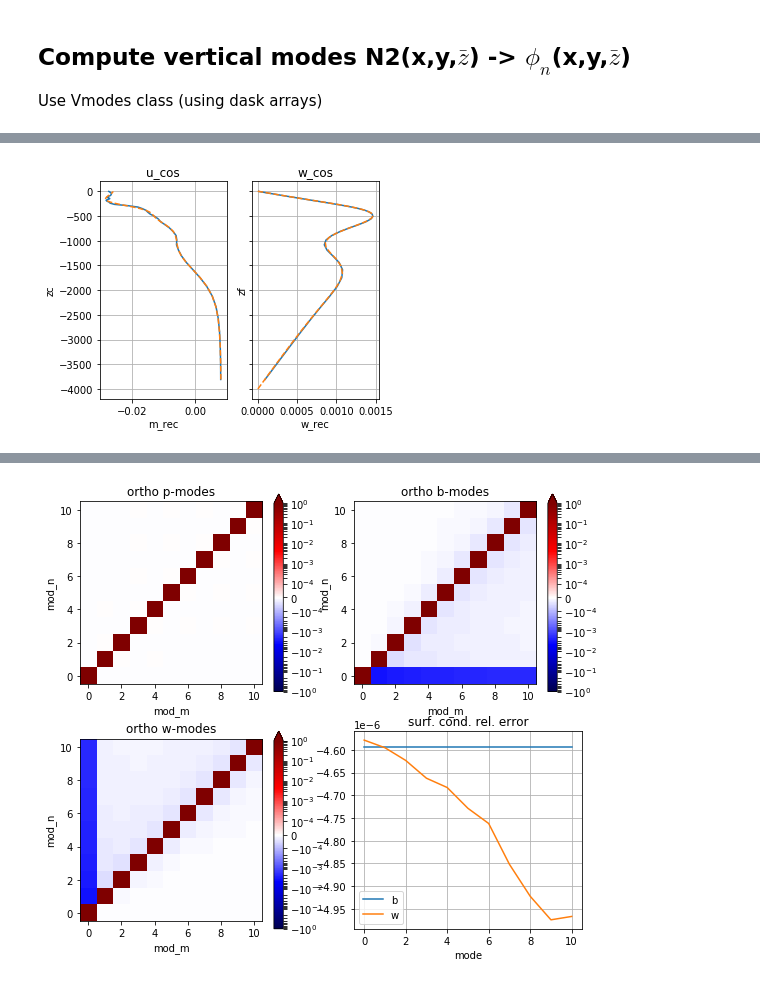
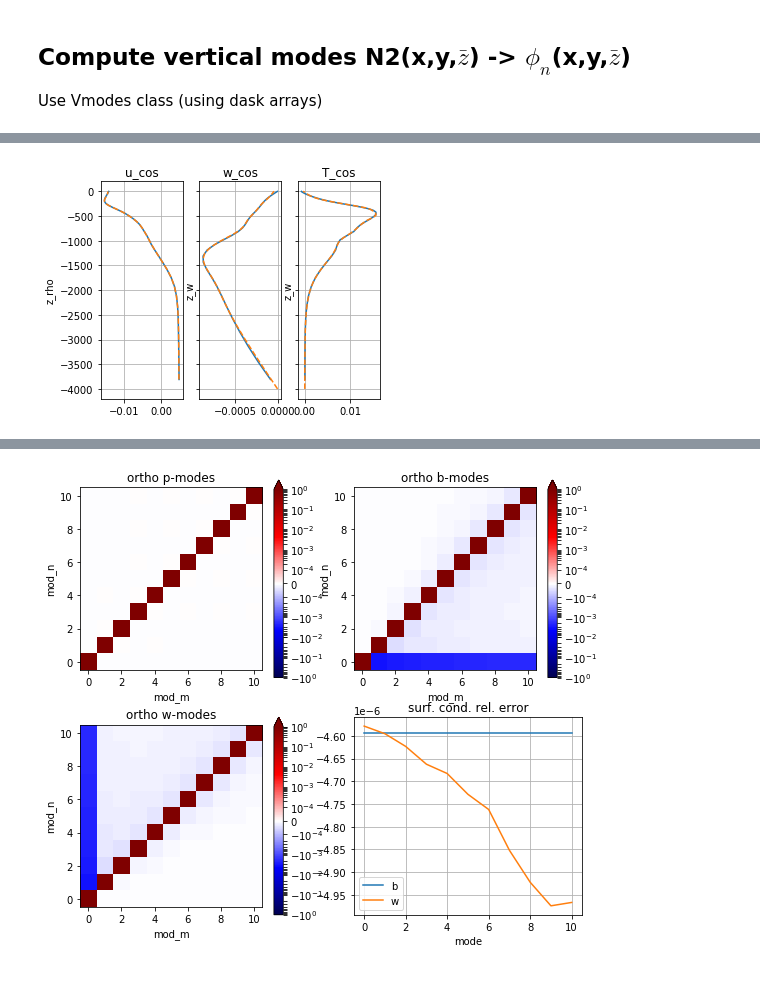
Before and after one commit to slgentil/croco, a Jupyter notebook: tutorials/proj_modes.ipynb, the cells around one changed output, grey strips where cells are left out. Saved outputs shown, nothing was run; the diff lists cells and outputs as text; code cells hidden in the pictures.

Commit message:
updated class Vmodes and methods for projection and reconstruction, as well as proj_modes.ipynb tutorial notebook

```diff
--- a/tutorials/proj_modes.ipynb
+++ b/tutorials/proj_modes.ipynb
@@ -33,9 +44,0 @@ loading simulation using postp Run class
-# %%
-root_path = '/home/datawork-lops-osi/equinox/jetn/'
-run = 'jet_cfg1_wp75_4km_1500a2000j_floats_lev50_itide/'
-it = 1 # time index (working with one time index for this example)
-
-r = pp.Run(root_path+run, prefix='file_',open_nc=['grid','his'], verbose=True)
-ds = r['his'].isel(time=it)
-
-### N.B.: Here we should specify wether some dimensions are periodic (e.g. x)
@@ -119,16 +159,16 @@ Use Vmodes class (using dask arrays)
 ### compute modes
 nmodes = 10
 #vmodes = vmd.Vmodes(r.xgrid, nmodes, zmoy, zwoy, N2, persist=True)
-vmodes = Vmodes(r.xgrid, nmodes, zmoy, zwoy, N2, persist=True) # working version
+vmodes = vmd.Vmodes(xgrid, nmodes, zmoy, zwoy, N2, persist=True) # working version
 
 # plot result (for one mode)
 imod = 1
 fig, axs = plt.subplots(1, 3, sharex=True, sharey=False, figsize=(10,4))
 ax=axs[0]
-vmodes.ds.phi.sel(mode=imod).plot(x="y_rho", y="zc", ax=ax)
+vmodes.ds.phi.sel(mode=imod).plot(x="y_rho", y="z_rho", ax=ax)
 ax.set_title(r"$\phi $"+str(imod))
 ax=axs[1]
-vmodes.ds.dphidz.sel(mode=imod).plot(x="y_rho", y="zf", ax=ax)
+vmodes.ds.dphidz.sel(mode=imod).plot(x="y_rho", y="z_w", ax=ax)
 ax.set_title(r"$\phi' $"+str(imod))
 ax = axs[2]
 vmodes.ds.c.isel(mode=slice(1,None)).plot.line(x="y_rho", ax=ax)
@@ -160,37 +203,50 @@ Coordinates:
 # %%
 ### Application: project fields on base of modes
-jy, ix = 350, 0
+jy, ix = 100, 0
 
-z_rho = r.get_z(zeta=ds.isel(x_rho=ix).ssh_a,
+z_rho = r.get_z(zeta=ds.ssh_a,
                 h=r.ds['grid'].h.isel(x_rho=ix),
                 hgrid="r", vgrid="r").drop("y_rho")
-z_w = r.get_z(zeta=ds.isel(x_rho=ix).ssh_a,
+z_w = r.get_z(zeta=ds.ssh_a,
               h=r.ds['grid'].h.isel(x_rho=ix),
               hgrid="r", vgrid="w").drop("y_rho")
 
-uu = r.xgrid.interp(ds.u_t_cos, "xi", boundary="fill").isel(x_rho=nx//2).assign_coords(z_rho=z_rho)
+uu = ds.u_t_cos.assign_coords(z_rho=z_rho)
 #### in the current version, the projection will broadcast the data on the mode shape -> need align
-un = vmodes.proj_puv(uu, align=False, zz=None).isel(y_rho=jy).persist() # need to implement align
+un = vmodes.project(uu, "p", align=False, zz=None)\
+            .isel(y_rho=jy)\
+            .rename("un")\
+            .persist() # need to implement align
 
-ww = ds.w_t_cos.isel(x_rho=ix).assign_coords(z_rho=z_rho)
-wn = vmodes.proj_w(ww).isel(y_rho=jy).persist()
+ww = ds.w_t_cos.assign_coords(z_rho=z_rho)
+wn = vmodes.project_w(ww).isel(y_rho=jy).persist()
 
-fig, axs = plt.subplots(1, 2, figsize=(5,4), sharey=True)
+bb = ds.T_t_cos.assign_coords(z_rho=z_rho)
+bn = vmodes.project_b(bb).isel(y_rho=jy).persist()
+
+fig, axs = plt.subplots(1, 3, figsize=(5,4), sharey=True)
 
 ax=axs[0]
 uu.isel(y_rho=jy).plot(y="z_rho", ax=ax, label="true")
 #(un*vmodes.ds.phi.isel(y_rho=jy)).sum("mode").plot(y="zc", ax=ax, label="reco", linestyle="--")
-vmodes.reco_puv(un, isel=({"y_rho":jy})).plot(y="zc", ax=ax, label="reco", linestyle="--")
+vmodes.reconstruct(un, isel=({"y_rho":jy})).plot(y="z_rho", ax=ax, label="reco", linestyle="--")
 ax.set_title('u_cos')
 
 ax = axs[1]
 ww.isel(y_rho=jy).plot(y="z_rho", ax=ax, label="true")
 #phiw = -vmodes.ds.c**2/vmodes.ds.N2*vmodes.ds.dphidz
 #(wn*phiw).isel(y_rho=jy).sum("mode").plot(y="zf", ax=ax, label="reco", linestyle="--")
-vmodes.reco_w(wn, isel={"y_rho":jy}).plot(y="zf", ax=ax, label="reco", linestyle="--")
+vmodes.reconstruct_w(wn, isel={"y_rho":jy}).plot(y="z_w", ax=ax, label="reco", linestyle="--")
 ax.set_title('w_cos')
+
+ax = axs[2]
+bb.isel(y_rho=jy).plot(y="z_rho", ax=ax, label="true")
+#phiw = -vmodes.ds.c**2/vmodes.ds.N2*vmodes.ds.dphidz
+#(wn*phiw).isel(y_rho=jy).sum("mode").plot(y="zf", ax=ax, label="reco", linestyle="--")
+vmodes.reconstruct_b(bn, isel={"y_rho":jy}).plot(y="z_w", ax=ax, label="reco", linestyle="--")
+ax.set_title('T_cos')
 
 for ax in axs:
     ax.grid(True)
 # %% [output]
-[figure, old version]
+[figure, new version]
```
Also changed, not shown: parts of 25 cells of this notebook, 2 other files.
